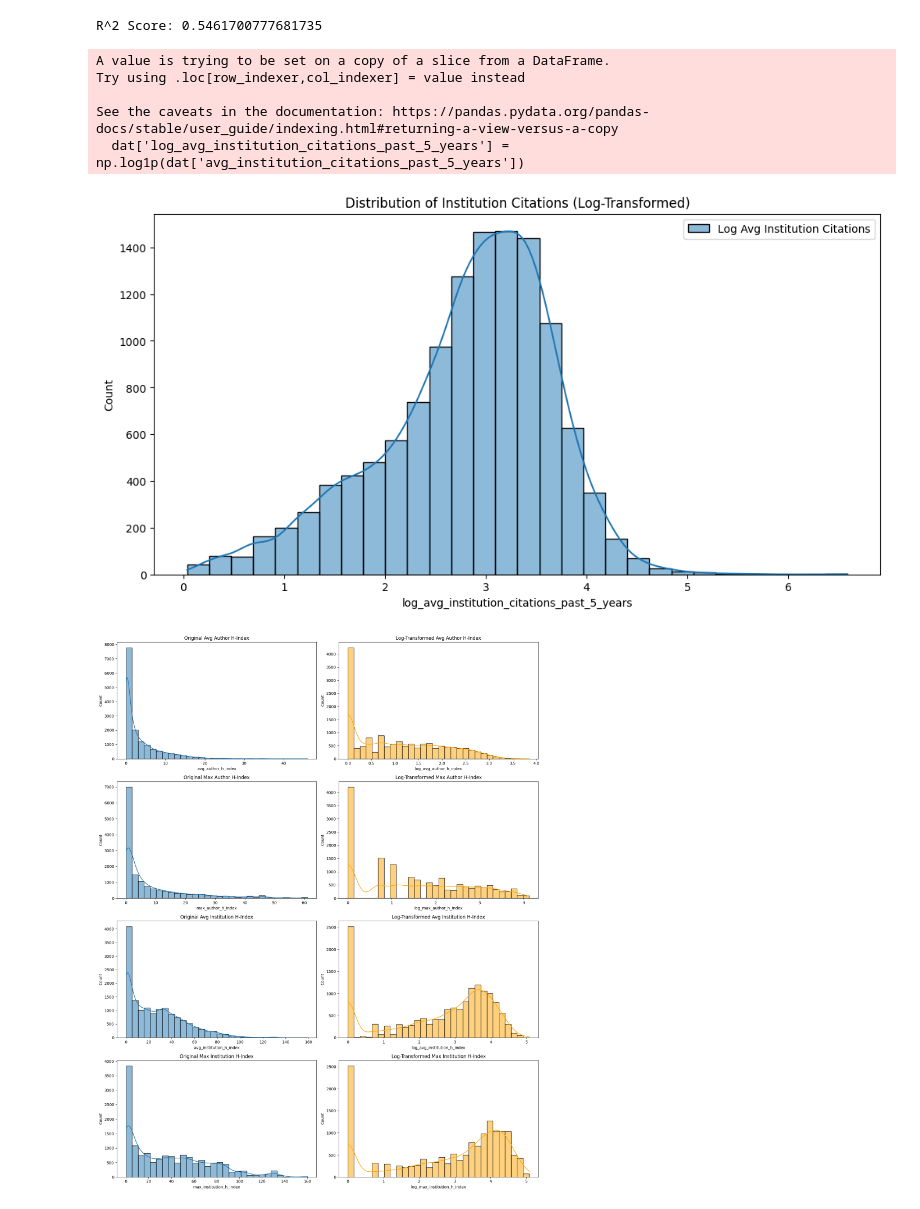
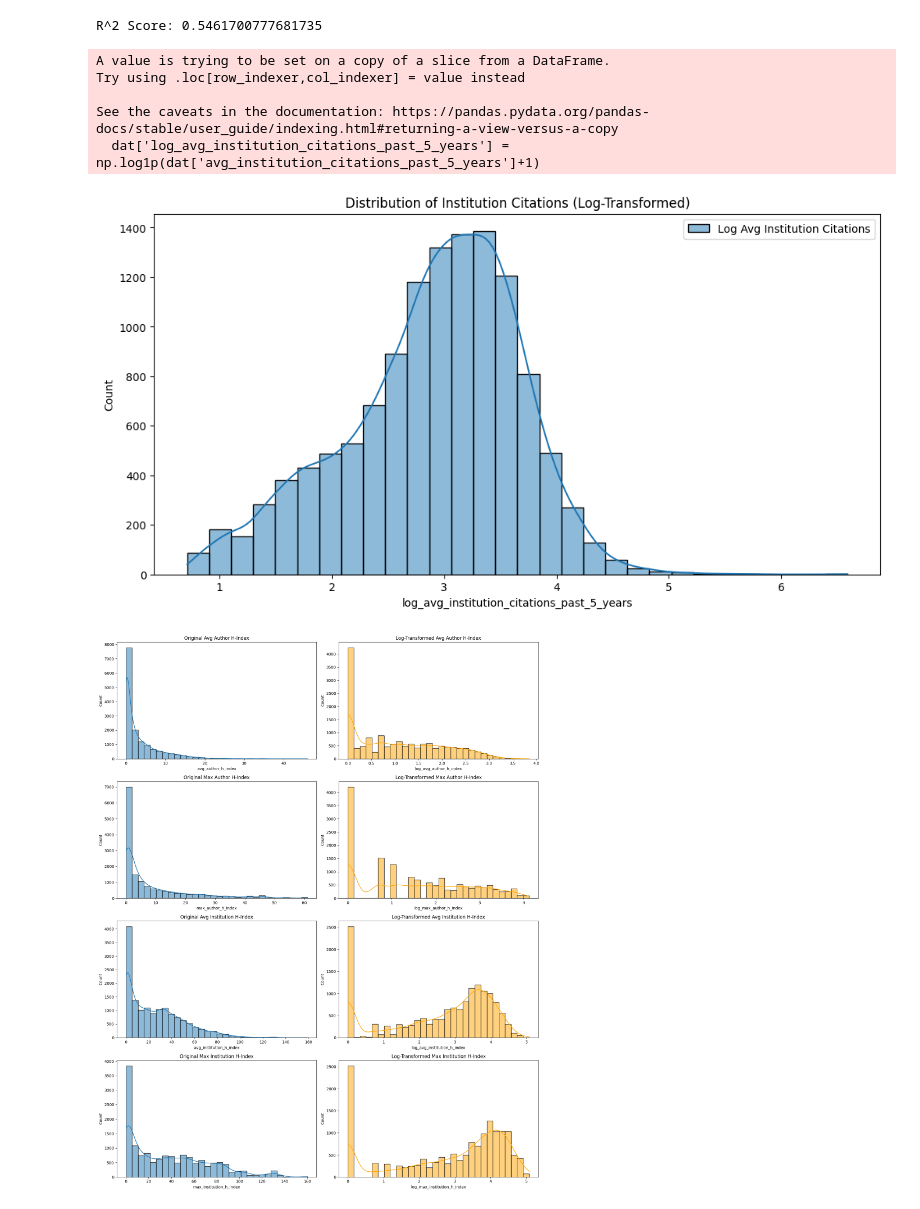
Before and after one commit to franekl/soccer-research-evolution, a Jupyter notebook: code/influence_on_citations/regression.ipynb, the cells around one changed output. Saved outputs shown, nothing was run; the diff lists cells and outputs as text; code cells hidden in the pictures.

```diff
--- a/code/influence_on_citations/regression.ipynb
+++ b/code/influence_on_citations/regression.ipynb
@@ -23,4 +23,4 @@ data['months_since_publication'] = data['publication_date'].apply(
     lambda date: (current_date.year - date.year) * 12 + (current_date.month - date.month) if pd.notnull(date) else None
 )
 
-data["log_cited_by_count"] = np.log1p(data["cited_by_count"])
+data["log_cited_by_count"] = np.log1p(data["cited_by_count"]+1)
@@ -149,21 +183,21 @@ R^2 Score: 0.5461700777681735
 # %%
 dat = data[data['avg_institution_citations_past_5_years']>0]
 
-dat['log_avg_institution_citations_past_5_years'] = np.log1p(dat['avg_institution_citations_past_5_years'])
+dat['log_avg_institution_citations_past_5_years'] = np.log1p(dat['avg_institution_citations_past_5_years']+1)
 # data['log_max_institution_citations_past_5_years'] = np.log1p(data['max_institution_citations_past_5_years'])
 plt.figure(figsize=(12, 6))
 sns.histplot(dat['log_avg_institution_citations_past_5_years'], bins=30, kde=True, label='Log Avg Institution Citations')
 # sns.histplot(data['log_max_institution_citations_past_5_years'], bins=30, kde=True, color='orange', label='Log Max Institution Citations')
 plt.legend()
 plt.title('Distribution of Institution Citations (Log-Transformed)')
 plt.show()
 # %% [output]
 A value is trying to be set on a copy of a slice from a DataFrame.
 Try using .loc[row_indexer,col_indexer] = value instead
 
 See the caveats in the documentation: https://pandas.pydata.org/pandas-docs/stable/user_guide/indexing.html#returning-a-view-versus-a-copy
-  dat['log_avg_institution_citations_past_5_years'] = np.log1p(dat['avg_institution_citations_past_5_years'])
+  dat['log_avg_institution_citations_past_5_years'] = np.log1p(dat['avg_institution_citations_past_5_years']+1)
-[figure, old version]
+[figure, new version]
 # %%
 data['log_avg_author_h_index'] = np.log1p(data['avg_author_h_index'])
 data['log_max_author_h_index'] = np.log1p(data['max_author_h_index'])
```
Also changed, not shown: parts of 2 cells of this notebook, 5 other files.
